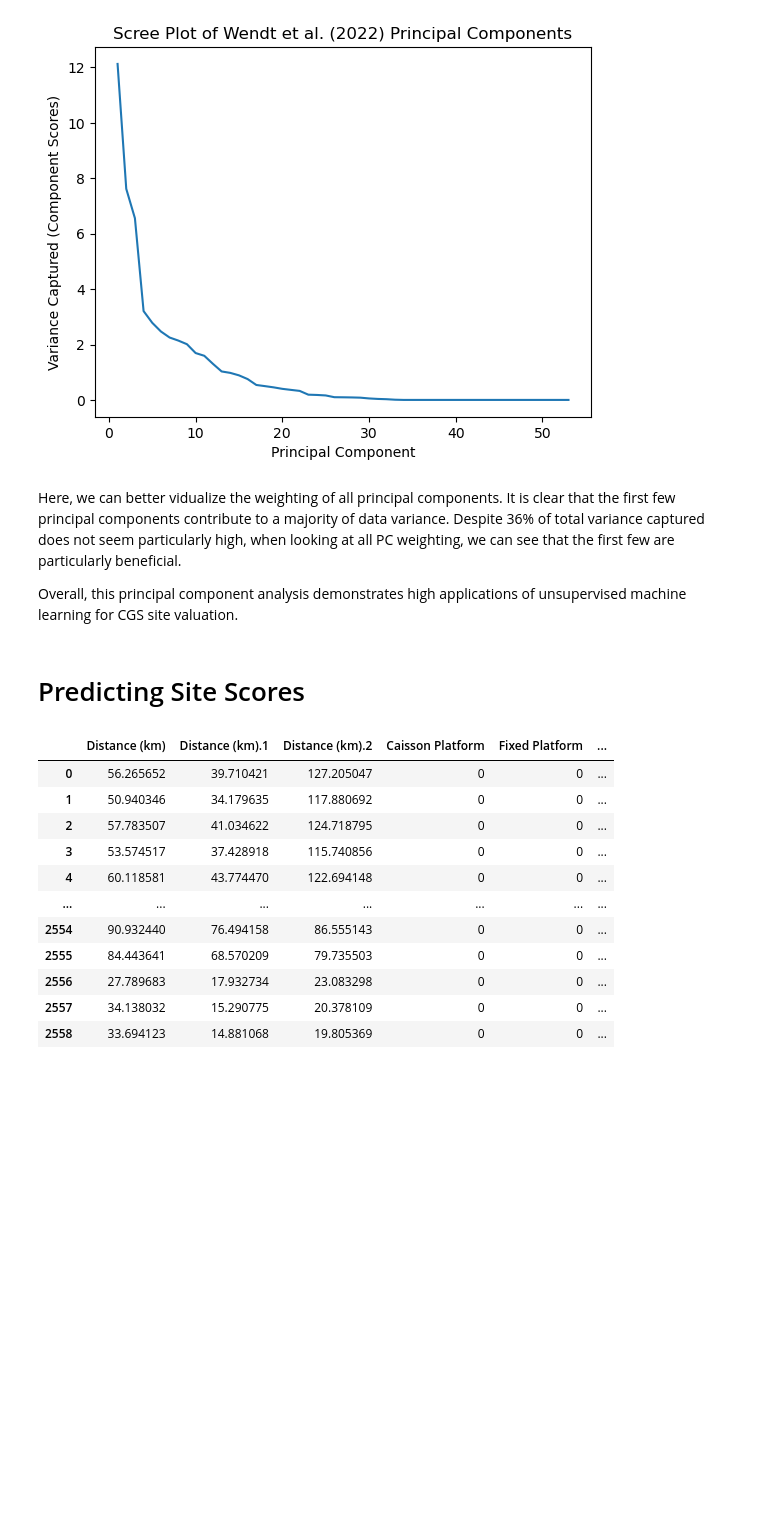
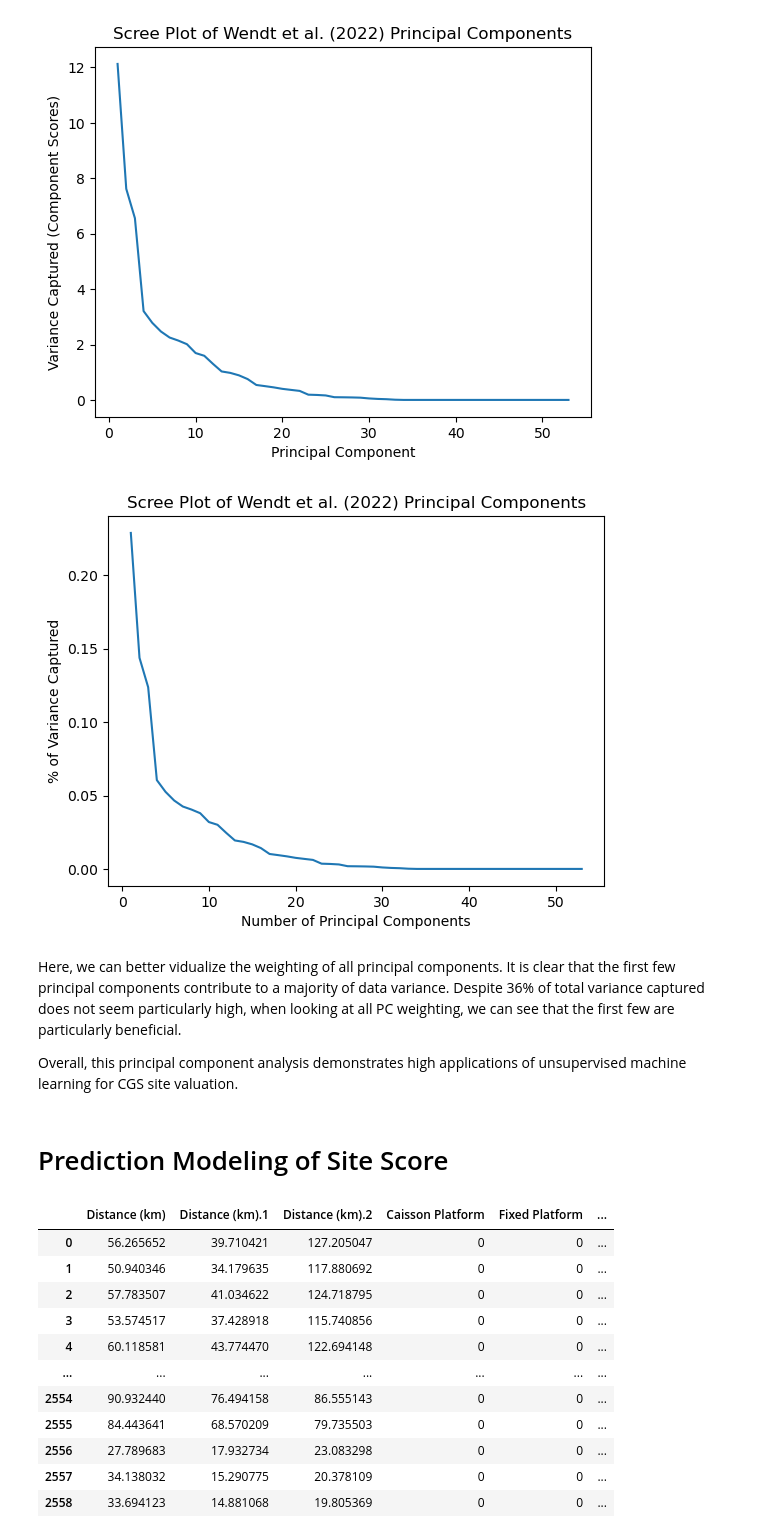
Before and after one commit to lilycastiel/thesis-cgs, a Jupyter notebook: SQ2.ipynb, the cells around one changed output. Cells and saved outputs as stored; diff of their text form; code cells hidden in the pictures; blank space fills up the shorter version.

```diff
--- a/SQ2.ipynb
+++ b/SQ2.ipynb
@@ -272,12 +298,21 @@ plt.ylabel('Variance Captured (Component Scores)')
 plt.title('Scree Plot of Wendt et al. (2022) Principal Components') ;
 # %% [output]
 [figure]
+# %%
+x= np.arange(1, 54)
+y= s**2/len(wendt_pca_arr)/ wendt_total_variance
+plt.plot(x, y)
+plt.xlabel('Number of Principal Components')
+plt.ylabel('% of Variance Captured')
+plt.title('Scree Plot of Wendt et al. (2022) Principal Components') ;
+# %% [output]
+[figure, added]
 # %% [markdown]
 Here, we can better vidualize the weighting of all principal components. It is clear that the first few principal components contribute to a majority of data variance. Despite 36% of total variance captured does not seem particularly high, when looking at all PC weighting, we can see that the first few are particularly beneficial.
 
 Overall, this principal component analysis demonstrates high applications of unsupervised machine learning for CGS site valuation.
 # %% [markdown]
-# Predicting Site Scores
+# Prediction Modeling of Site Score
 # %%
 wendt = wendt.drop(columns=['S1', 'Viability_score1_quartile'])
 # %%
```
Also changed, not shown: parts of 17 cells of this notebook.
